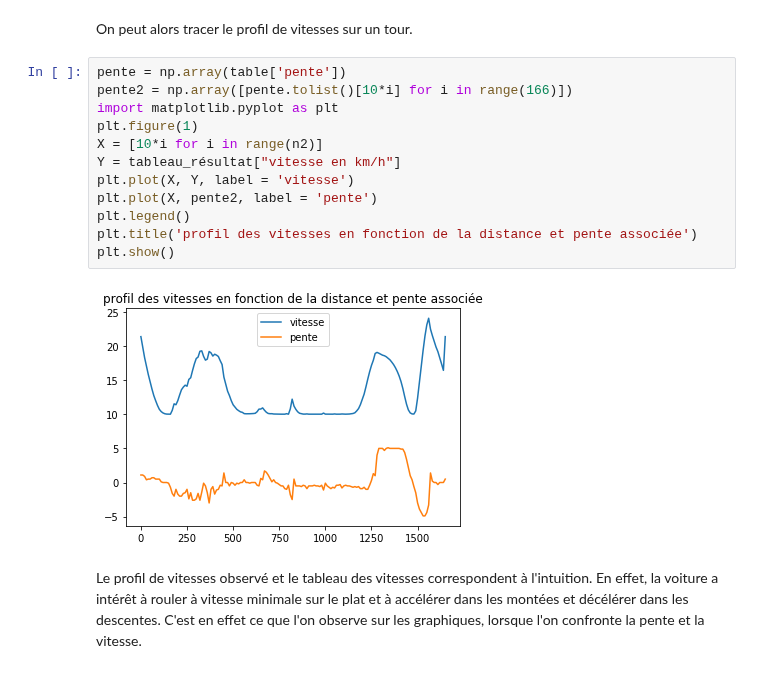
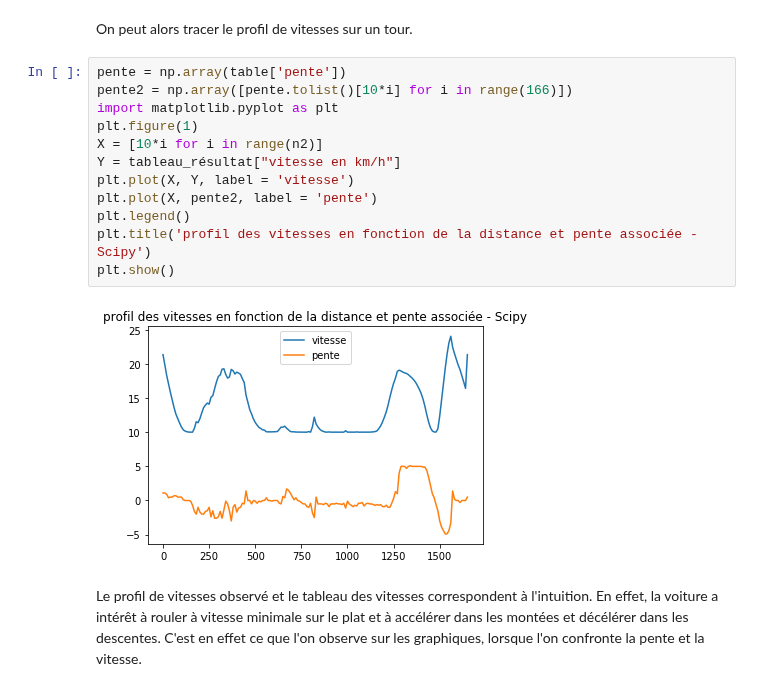
Before and after one commit to SandraClodion/projet-optim, a Jupyter notebook: Projet-optim.ipynb, the cells around one changed output. Drawn from its saved outputs; the diff is of its cells as text.

```diff
--- a/Projet-optim.ipynb
+++ b/Projet-optim.ipynb
@@ -805,17 +810,17 @@ On peut alors tracer le profil de vitesses sur un tour.
 # %%
 pente = np.array(table['pente'])
 pente2 = np.array([pente.tolist()[10*i] for i in range(166)])
 import matplotlib.pyplot as plt
 plt.figure(1)
 X = [10*i for i in range(n2)]
 Y = tableau_résultat["vitesse en km/h"]
 plt.plot(X, Y, label = 'vitesse')
 plt.plot(X, pente2, label = 'pente')
 plt.legend()
-plt.title('profil des vitesses en fonction de la distance et pente associée')
+plt.title('profil des vitesses en fonction de la distance et pente associée - Scipy')
 plt.show()
 # %% [output]
-[figure, old version]
+[figure, new version]
 # %% [markdown]
 Le profil de vitesses observé et le tableau des vitesses correspondent à l'intuition. En effet, la voiture a intérêt à rouler à vitesse minimale sur le plat et à accélérer dans les montées et décélérer dans les descentes. C'est en effet ce que l'on observe sur les graphiques, lorsque l'on confronte la pente et la vitesse.
 # %% [markdown]
```
Also changed, not shown: parts of 13 cells of this notebook.
